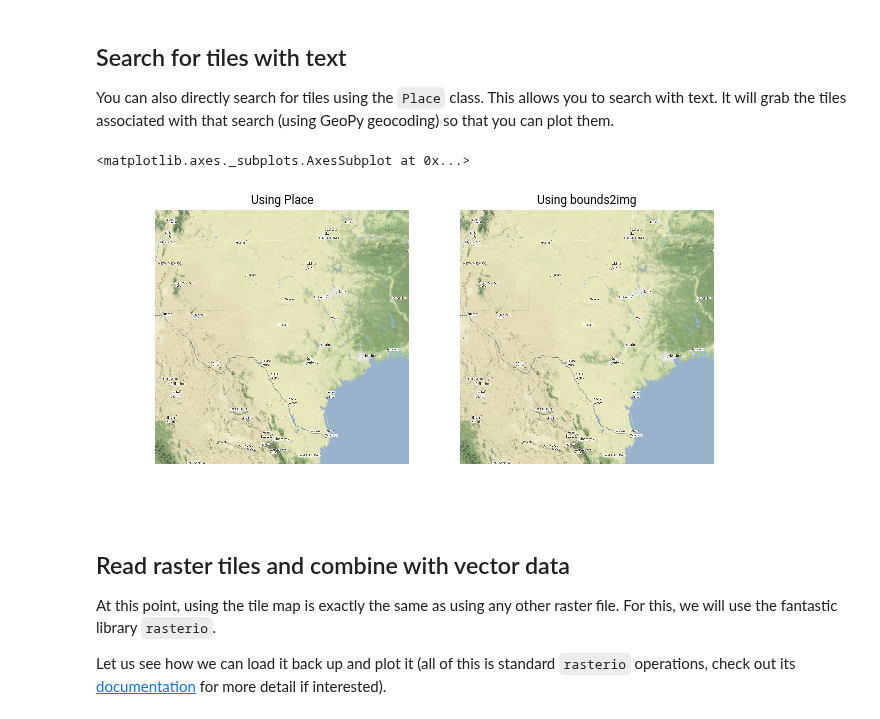
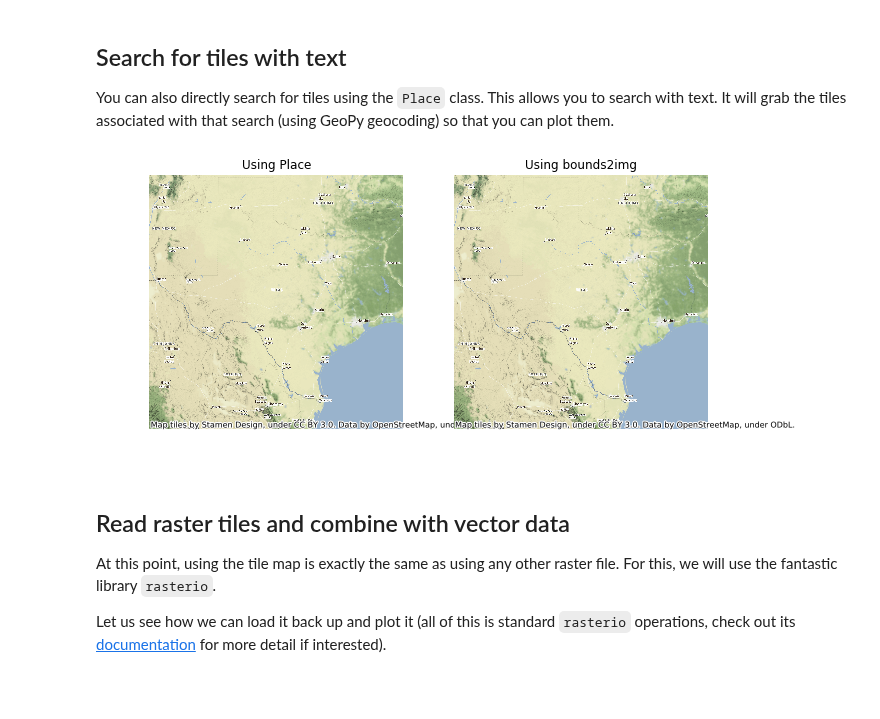
Before and after one commit to geopandas/contextily, a Jupyter notebook: contextily_guide.ipynb, the cells around one changed output. Saved outputs shown, nothing was run; the diff lists cells and outputs as text; code cells hidden in the pictures; blank space fills up the shorter version.

```diff
--- a/contextily_guide.ipynb
+++ b/contextily_guide.ipynb
@@ -39,0 +44,3 @@ w, s, e, n
+# %%
+ax = tx.to_crs(epsg=3857).plot(figsize=(9, 9))
+ctx.add_basemap(ax);
@@ -80,16 +89,17 @@ loc = ctx.Place("texas", zoom=zoom)
 # %%
 fig, axs = plt.subplots(1, 2, figsize=(10, 5))
 
 # Grab the image associated with this search and plot it
 ctx.plot_map(loc.im, ax=axs[0], title='Using Place')
 
 # Manually find this tile using the Place's bounds
-zoom = ctx.calculate_zoom(loc.w, loc.s, loc.e, loc.n)
+zoom = ctx.tile._calculate_zoom(loc.w, loc.s, loc.e, loc.n)
 im2, bbox = ctx.bounds2img(loc.w, loc.s, loc.e, loc.n, zoom=zoom, ll=True)
 ctx.plot_map(im2, bbox, ax=axs[1], title='Using bounds2img')
+
+plt.show()
 # %% [output]
-<matplotlib.axes._subplots.AxesSubplot at 0x...>
-[figure, old version]
+[figure, new version]
 # %% [markdown]
 ## Read raster tiles and combine with vector data
 
```
Also changed, not shown: parts of 10 cells of this notebook.
